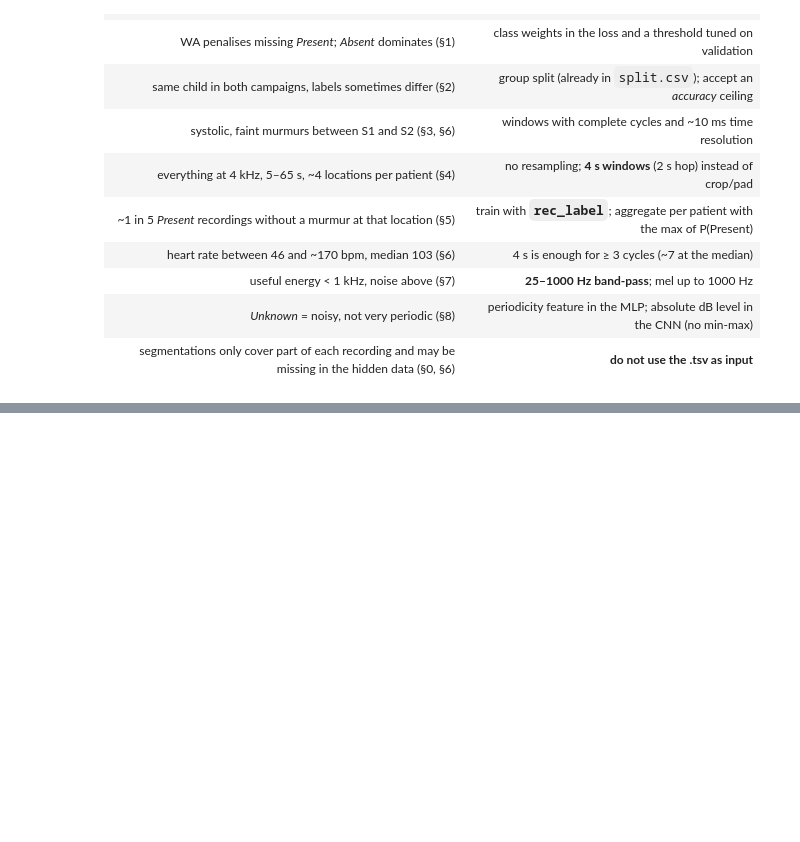
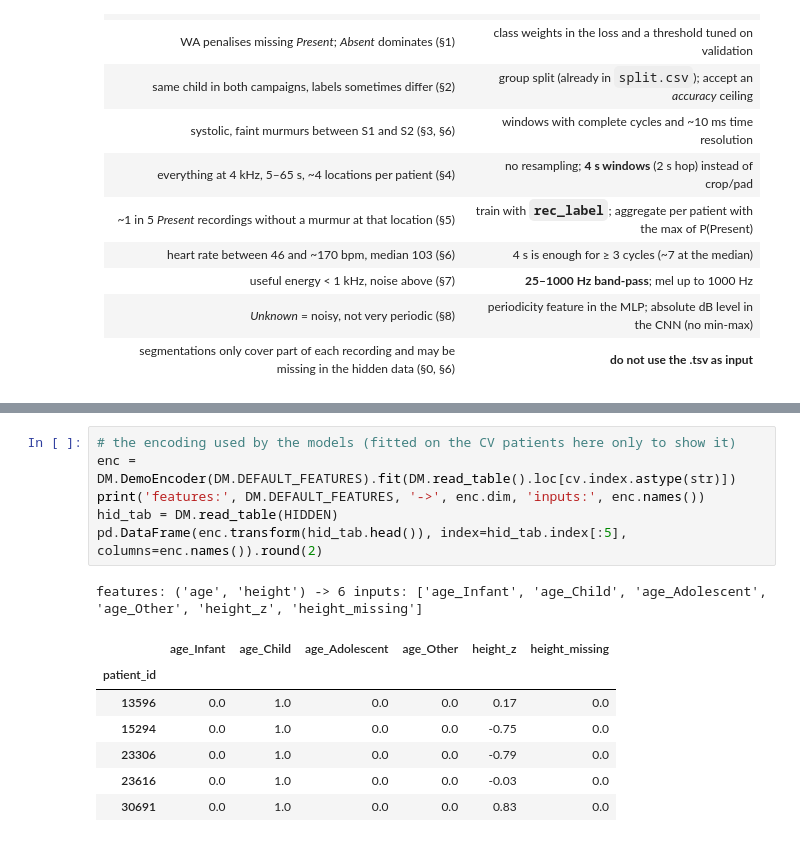
Before and after one commit to amarcos20/FCUP-DL-ML2, a Jupyter notebook: notebooks/01_eda.ipynb, the cells around one changed output, grey strips where cells are left out. Saved outputs shown, nothing was run; the diff lists cells and outputs as text; blank space fills up the shorter version.

```diff
--- a/notebooks/01_eda.ipynb
+++ b/notebooks/01_eda.ipynb
@@ -724,0 +950,15 @@ What the exploration decides:
+# %%
+# the encoding used by the models (fitted on the CV patients here only to show it)
+enc = DM.DemoEncoder(DM.DEFAULT_FEATURES).fit(DM.read_table().loc[cv.index.astype(str)])
+print('features:', DM.DEFAULT_FEATURES, '->', enc.dim, 'inputs:', enc.names())
+hid_tab = DM.read_table(HIDDEN)
+pd.DataFrame(enc.transform(hid_tab.head()), index=hid_tab.index[:5], columns=enc.names()).round(2)
+# %% [output]
+features: ('age', 'height') -> 6 inputs: ['age_Infant', 'age_Child', 'age_Adolescent', 'age_Other', 'height_z', 'height_missing']
+|  | age_Infant | age_Child | age_Adolescent | age_Other | height_z | height_missing |
+| patient_id |  |  |  |  |  |  |
+| 13596 | 0.0 | 1.0 | 0.0 | 0.0 | 0.17 | 0.0 |
+| 15294 | 0.0 | 1.0 | 0.0 | 0.0 | -0.75 | 0.0 |
+| 23306 | 0.0 | 1.0 | 0.0 | 0.0 | -0.79 | 0.0 |
+| 23616 | 0.0 | 1.0 | 0.0 | 0.0 | -0.03 | 0.0 |
+| 30691 | 0.0 | 1.0 | 0.0 | 0.0 | 0.83 | 0.0 |
```
Also changed, not shown: parts of 14 cells of this notebook, 22 other files.
